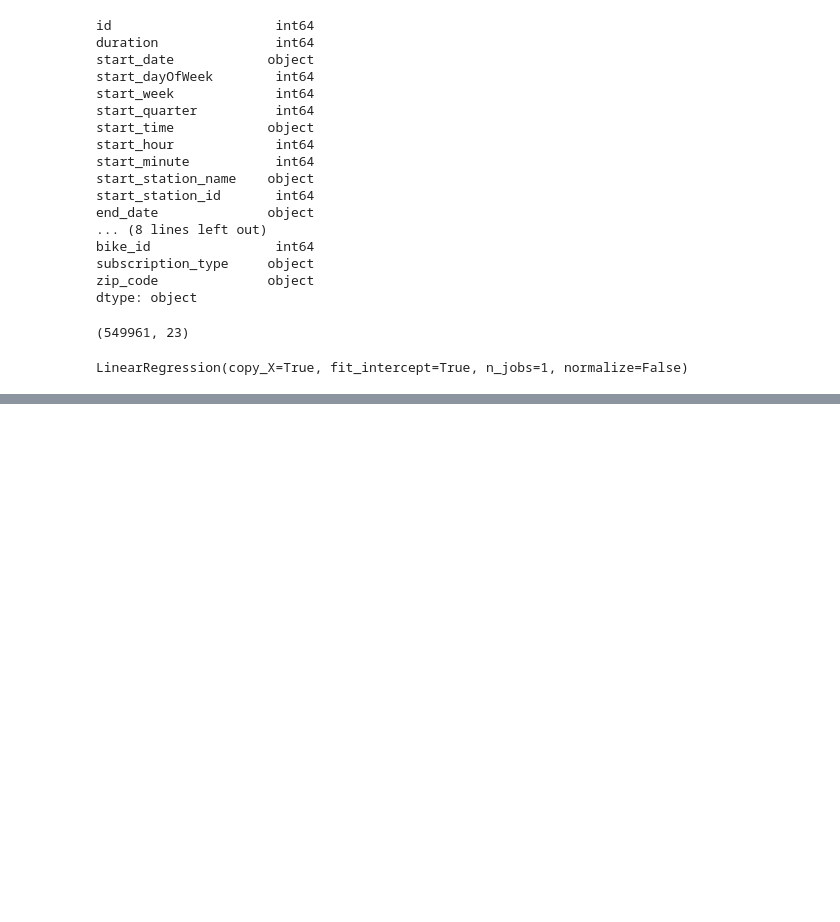
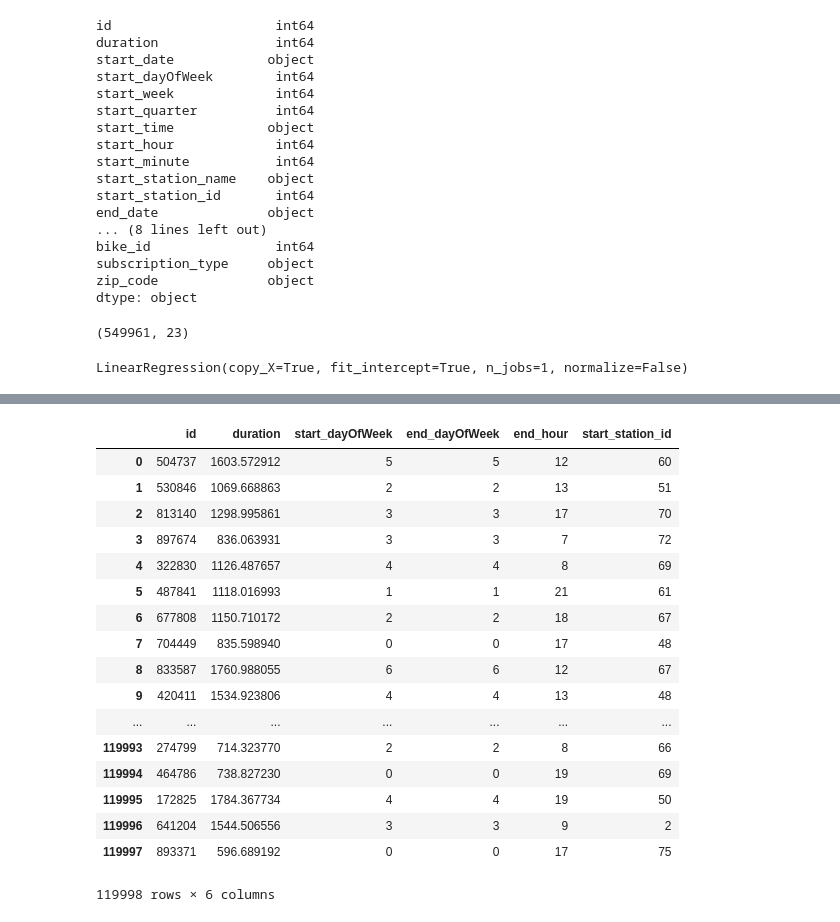
Before and after one commit to rozanecm/7506-MachineLearning, a Jupyter notebook: Notebooks/Some Analysis.ipynb, the cells around one changed output, grey strips where cells are left out. Drawn from its saved outputs; the diff is of its cells as text; code cells hidden in the pictures; blank space fills up the shorter version.

```diff
--- a/Notebooks/Some Analysis.ipynb
+++ b/Notebooks/Some Analysis.ipynb
@@ -151,0 +183,21 @@ array([ 1603.57291201,  1069.66886325,  1298.99586064, ...,  1784.36773406,
+# %%
+df_duration_bis
+# %% [output]
+|  | id | duration | start_dayOfWeek | end_dayOfWeek | end_hour | start_station_id |
+| 0 | 504737 | 1603.572912 | 5 | 5 | 12 | 60 |
+| 1 | 530846 | 1069.668863 | 2 | 2 | 13 | 51 |
+| 2 | 813140 | 1298.995861 | 3 | 3 | 17 | 70 |
+| 3 | 897674 | 836.063931 | 3 | 3 | 7 | 72 |
+| 4 | 322830 | 1126.487657 | 4 | 4 | 8 | 69 |
+| 5 | 487841 | 1118.016993 | 1 | 1 | 21 | 61 |
+| 6 | 677808 | 1150.710172 | 2 | 2 | 18 | 67 |
+| 7 | 704449 | 835.598940 | 0 | 0 | 17 | 48 |
+| 8 | 833587 | 1760.988055 | 6 | 6 | 12 | 67 |
+| 9 | 420411 | 1534.923806 | 4 | 4 | 13 | 48 |
+| ... | ... | ... | ... | ... | ... | ... |
+| 119993 | 274799 | 714.323770 | 2 | 2 | 8 | 66 |
+| 119994 | 464786 | 738.827230 | 0 | 0 | 19 | 69 |
+| 119995 | 172825 | 1784.367734 | 4 | 4 | 19 | 50 |
+| 119996 | 641204 | 1544.506556 | 3 | 3 | 9 | 2 |
+| 119997 | 893371 | 596.689192 | 0 | 0 | 17 | 75 |
+119998 rows × 6 columns
```
Also changed, not shown: parts of 5 cells of this notebook.
